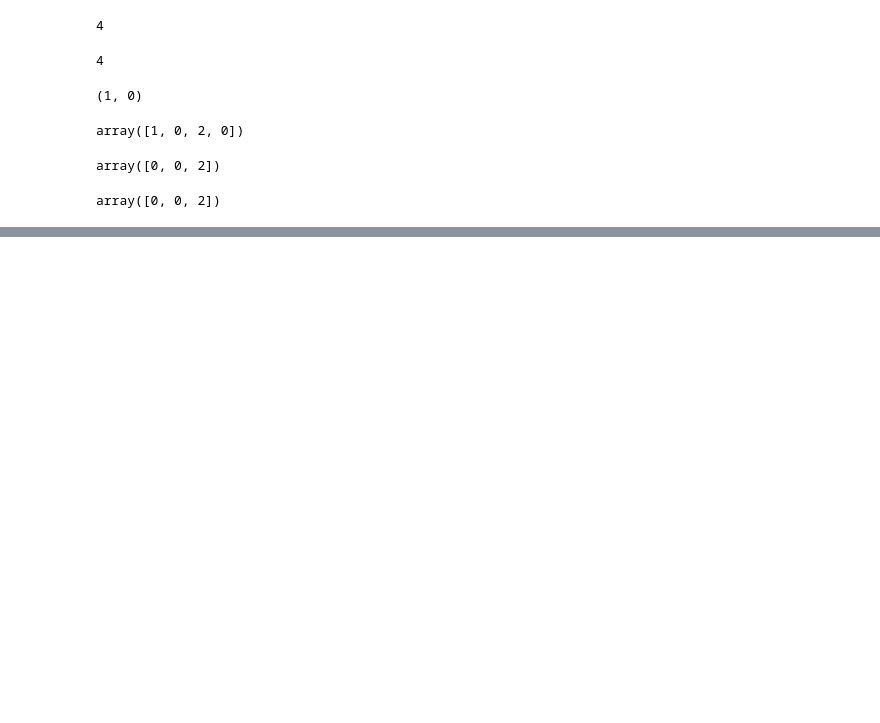
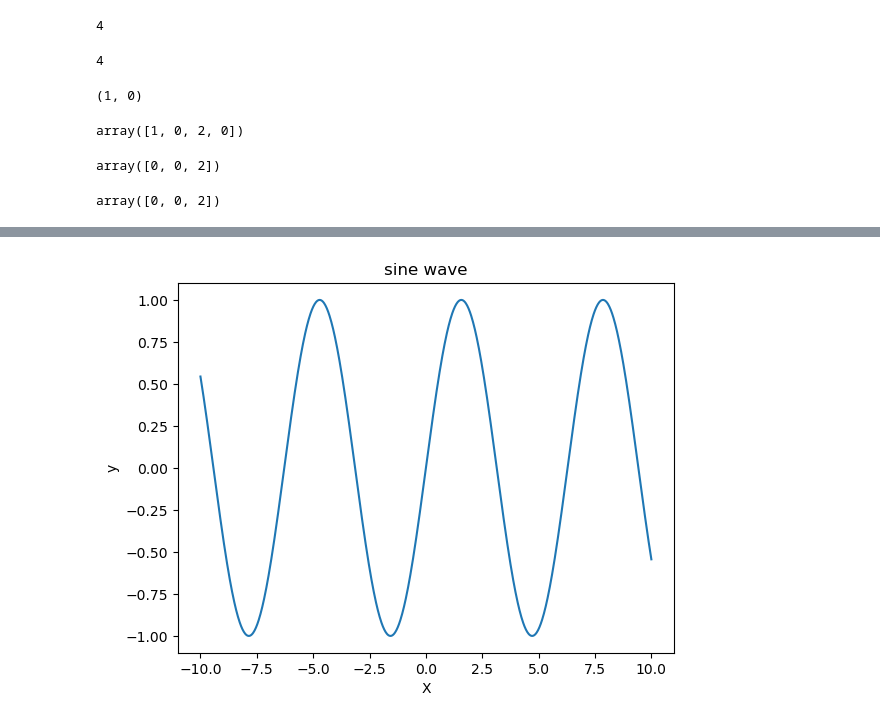
Before and after one commit to hexu1985/python-data-science-examples, a Jupyter notebook: Numpy.Data.Processing.Detailed.Explanation/Chapter2.ipynb, the cells around one changed output, grey strips where cells are left out. Saved outputs shown, nothing was run; the diff lists cells and outputs as text; code cells hidden in the pictures; blank space fills up the shorter version.

```diff
--- a/Numpy.Data.Processing.Detailed.Explanation/Chapter2.ipynb
+++ b/Numpy.Data.Processing.Detailed.Explanation/Chapter2.ipynb
@@ -785,0 +1437,8 @@ array([0, 0, 2])
+# %%
+plt.title('sine wave')
+plt.xlabel('X') #x轴的标签
+plt.ylabel('y') # y轴的标签
+plt.plot(X, y)
+plt.show()
+# %% [output]
+[figure, added]
```
Also changed, not shown: parts of 181 cells of this notebook.
